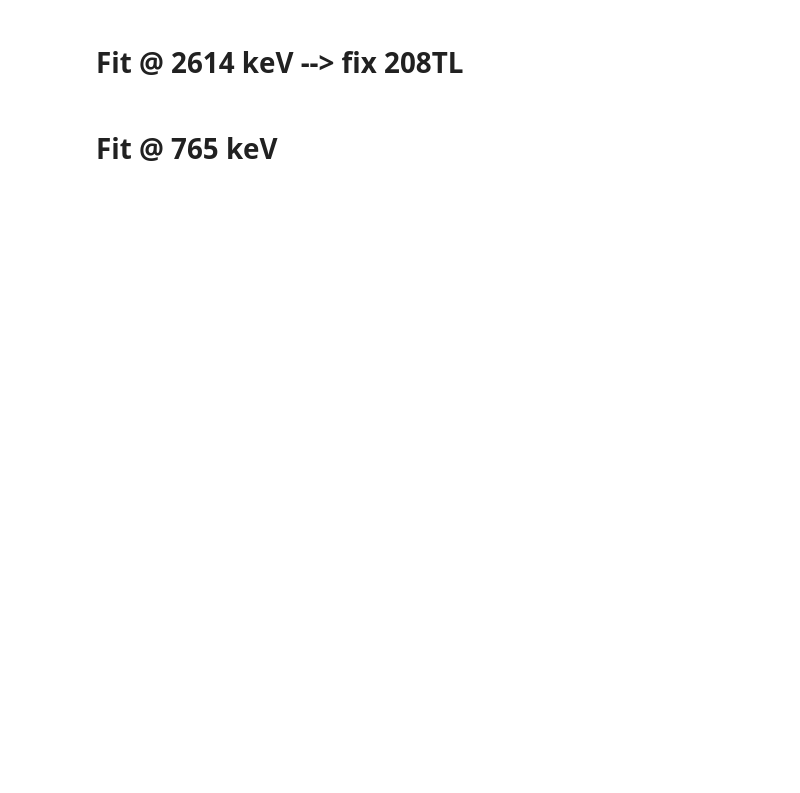
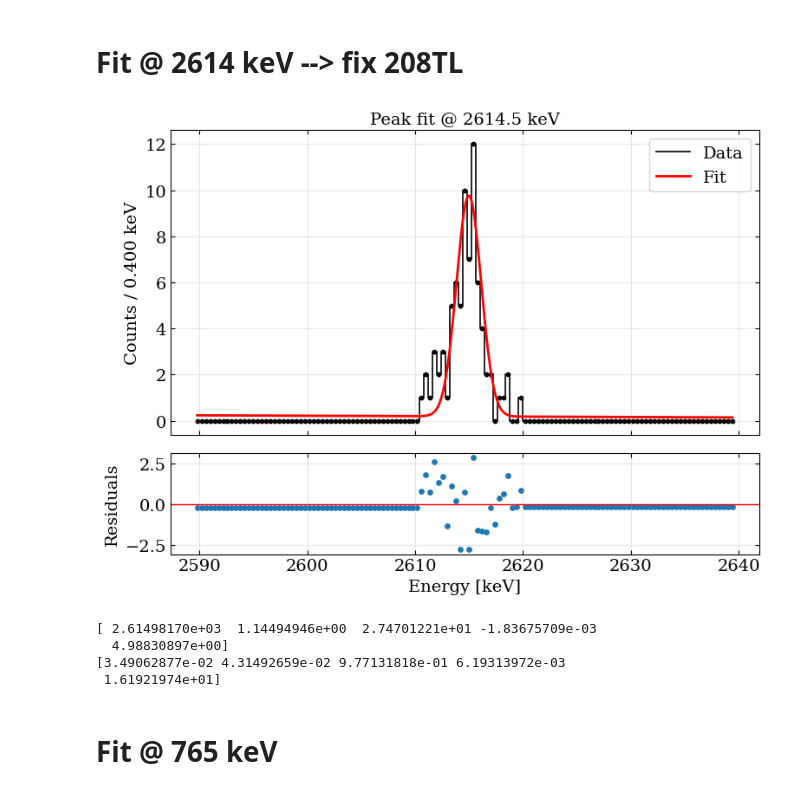
Before and after one commit to RitaF00/ZrO2-double-beta-decay, a Jupyter notebook: backgorund_characterization.ipynb, the cells around one changed output. Cells and saved outputs as stored; diff of their text form; code cells hidden in the pictures; blank space fills up the shorter version.

```diff
--- a/backgorund_characterization.ipynb
+++ b/backgorund_characterization.ipynb
@@ -1418,13 +1435,19 @@ FIT_WINDOW = 8
 # %%
 
 for peak_name, peak_energy in BACKGROUND_PEAKS.items():
     fit_peak_single_208Tl(
         E_tot,
         Ntot,
         center=peak_energy,
-        window = 10,
+        window = 25,
         plot=True,
     )
+# %% [output]
+[figure, added]
+[ 2.61498170e+03  1.14494946e+00  2.74701221e+01 -1.83675709e-03
+  4.98830897e+00]
+[3.49062877e-02 4.31492659e-02 9.77131818e-01 6.19313972e-03
+ 1.61921974e+01]
 # %% [markdown]
 # Fit @ 765 keV
 # %%
```
Also changed, not shown: parts of 6 cells of this notebook, 2 other files.
